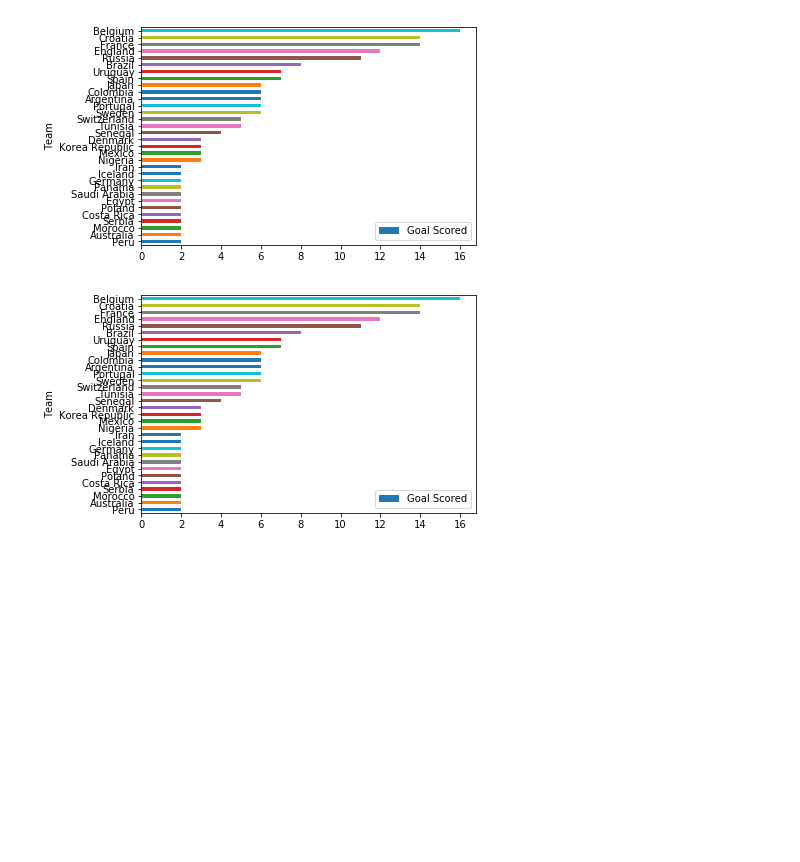
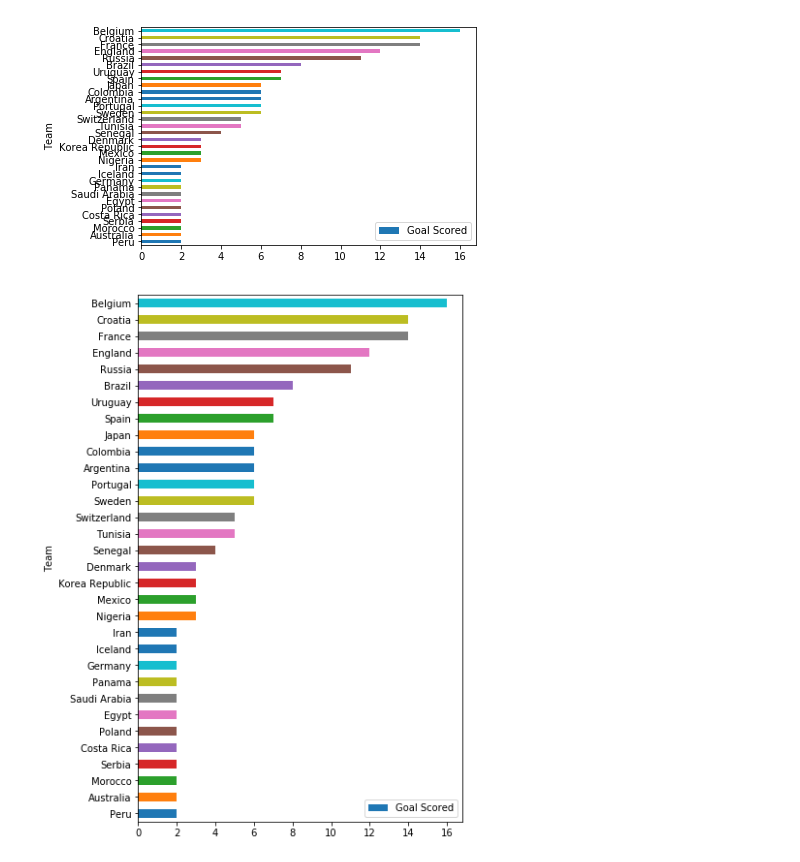
Before and after one commit to gileno/tutorial-pyconam, a Jupyter notebook: datascience/copa-do-mundo.ipynb, the cells around one changed output. Saved outputs shown, nothing was run; the diff lists cells and outputs as text; code cells hidden in the pictures; blank space fills up the shorter version.

```diff
--- a/datascience/copa-do-mundo.ipynb
+++ b/datascience/copa-do-mundo.ipynb
@@ -94,8 +100,9 @@ dados.groupby('Team')['Goal Scored'].sum()\
 # %%
 plot = dados.groupby('Team')['Goal Scored'].sum()\
     .reset_index().sort_values('Goal Scored')\
     .plot.barh('Team', 'Goal Scored')
 fig = plot.get_figure()
+fig.set_figheight(10)
 fig.savefig('barh.png')
 # %% [output]
-[figure, old version]
+[figure, new version]
```
Also changed, not shown: parts of 10 cells of this notebook, 1 other file.
